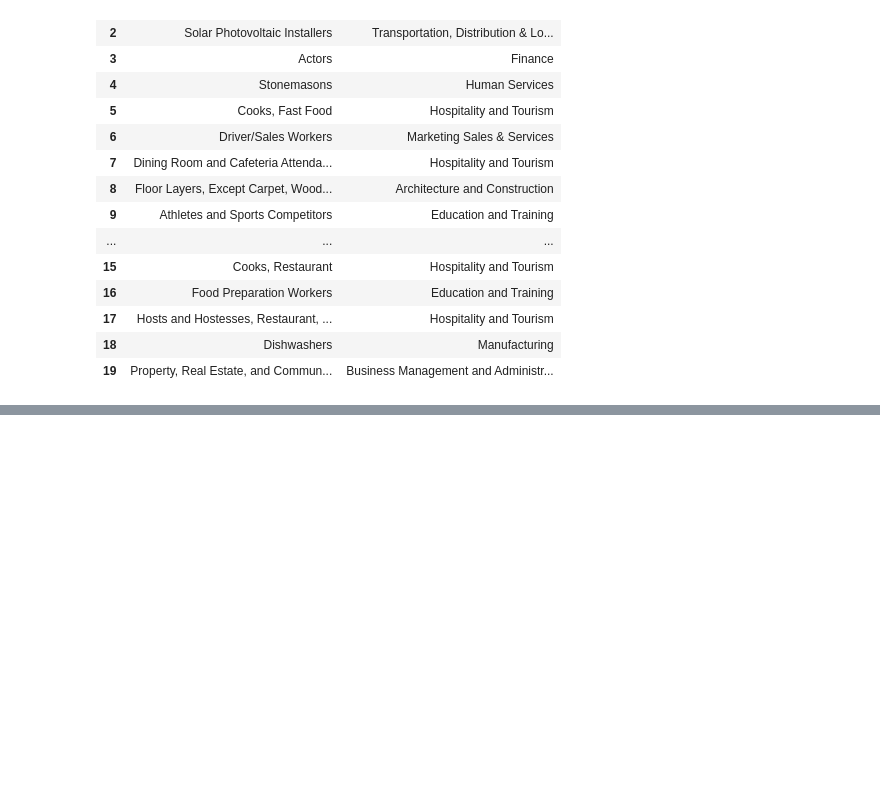
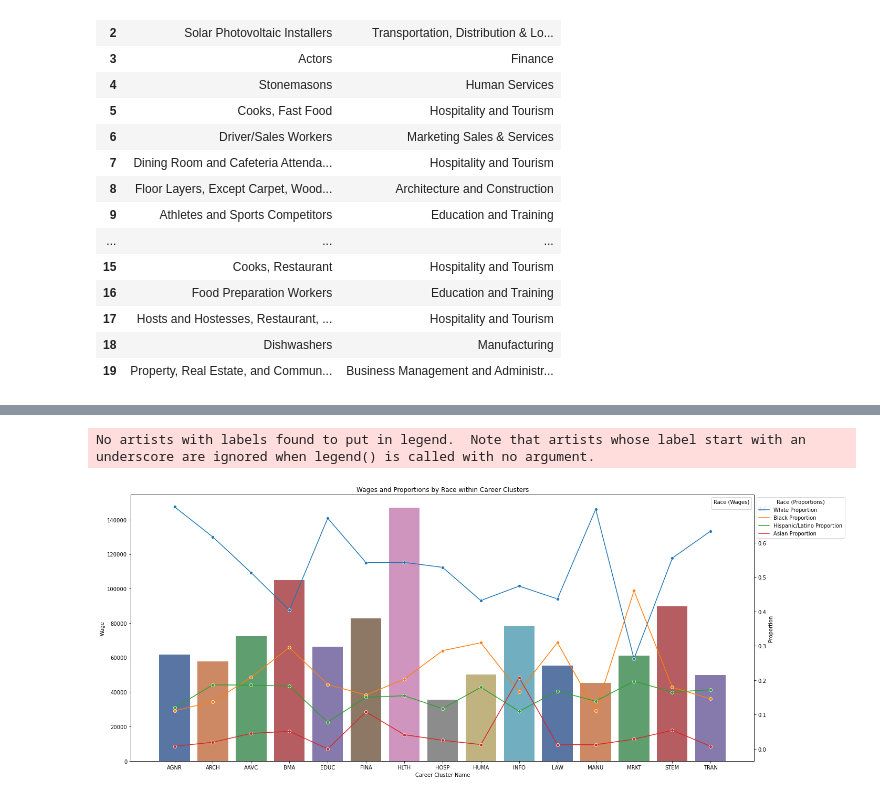
Before and after one commit to emcfalls/NC-Datathon, a Jupyter notebook: cluster_EDA_state.ipynb, the cells around one changed output, grey strips where cells are left out. Saved outputs shown, nothing was run; the diff lists cells and outputs as text; code cells hidden in the pictures; blank space fills up the shorter version.

Commit message:
adding connections b/t wages

```diff
--- a/cluster_EDA_state.ipynb
+++ b/cluster_EDA_state.ipynb
@@ -681,0 +684,4 @@ df_model2select.style.set_properties(**{'background-color': 'white',
+# %%
+#grouping by cluster. averaging the annual mean wage.
+cluster_wage_mean = df_wages2.groupby('Career Cluster Name-2.0')['Annual wage; mean'].mean().round(2).reset_index()
+cluster_wage_mean
@@ -681,0 +746,9 @@ df_model2select.style.set_properties(**{'background-color': 'white',
+# %%
+cluster_wage_mean.rename(columns={'Career Cluster Name-2.0': 'Job Type'}, inplace=True)
+
+cluster_wages = pd.merge(cluster_wage_mean, df_newrace, on='Job Type', how='outer')
+cluster_wages2 = pd.merge(cluster_wages, df_clusternames, left_on='Job Type', right_on = "description", how='left')
+
+cluster_wages2 = cluster_wages2.drop(['description','Total'],axis=1)
+# %%
+cluster_wages2 = cluster_wages2.dropna( axis = "rows")
@@ -681,0 +757,6 @@ df_model2select.style.set_properties(**{'background-color': 'white',
+# %%
+melted_data = cluster_wages2.melt(id_vars=['Job Type', 'Annual wage; mean', 'code'],
+                                 value_vars=['White Proportion','Black Proportion',	'Hispanic/Latino Proportion','Asian Proportion'],
+                                 var_name='Race', value_name='Proportion')
+
+print(melted_data.head())
@@ -681,0 +777,22 @@ df_model2select.style.set_properties(**{'background-color': 'white',
+# %%
+plt.figure(figsize=(20, 8))
+ax1 = sns.barplot(x='code', y='Annual wage; mean', data=melted_data, palette='deep')
+
+ax2 = ax1.twinx()
+
+sns.lineplot(x='Job Type', y='Proportion', hue='Race', data=melted_data, marker='o', sort=False, ax=ax2)
+
+ax1.set_title('Wages and Proportions by Race within Career Clusters')
+ax1.set_xlabel('Career Cluster Name')
+ax1.set_ylabel('Wage')
+ax2.set_ylabel('Proportion')
+
+ax1.legend(title='Race (Wages)')
+ax2.legend(title='Race (Proportions)', loc='upper left', bbox_to_anchor=(1, 1))
+
+plt.xticks(rotation=45, ha='right')
+plt.tight_layout()
+plt.show()
+# %% [output]
+No artists with labels found to put in legend.  Note that artists whose label start with an underscore are ignored when legend() is called with no argument.
+[figure, added]
```
Also changed, not shown: parts of 18 cells of this notebook.
